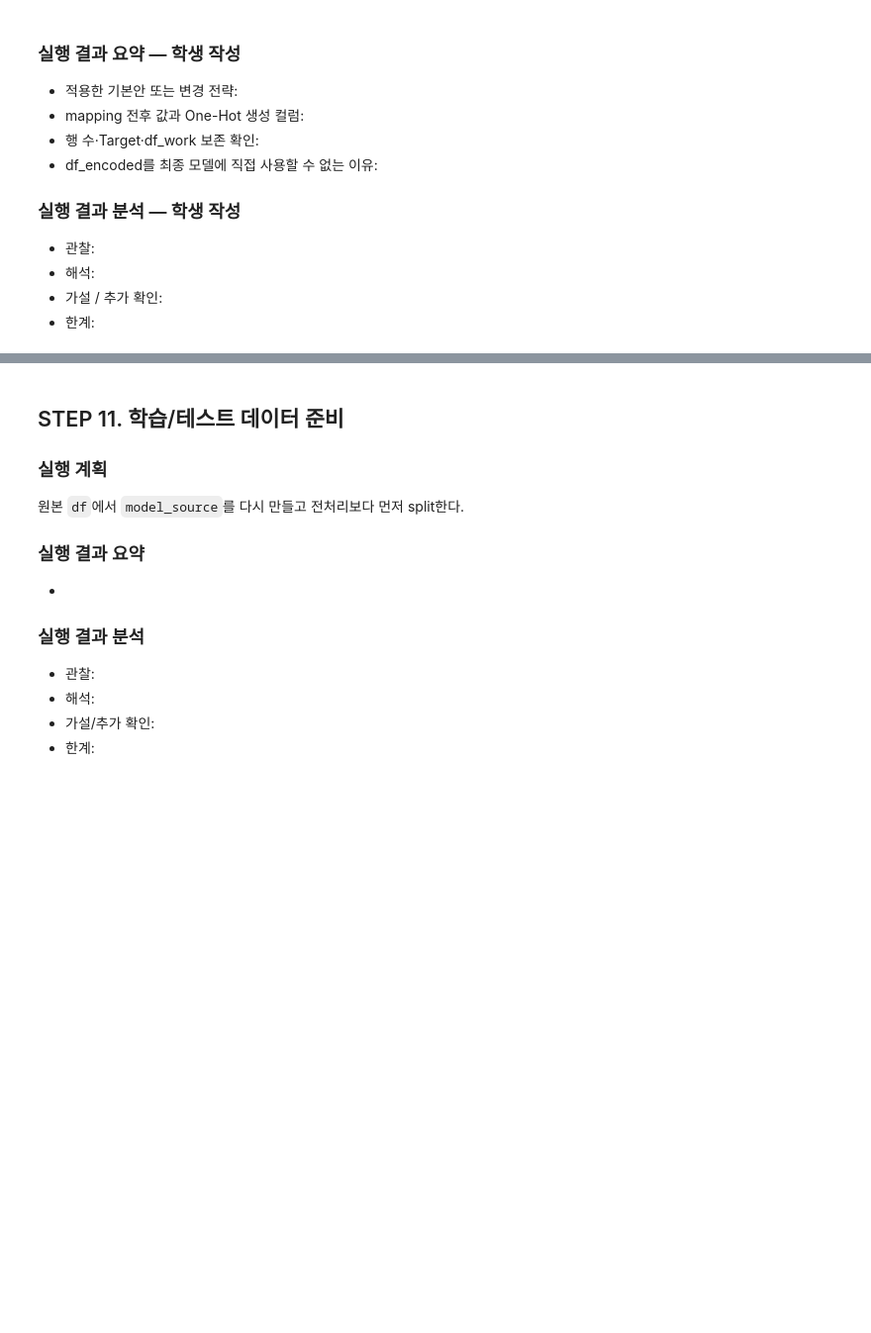
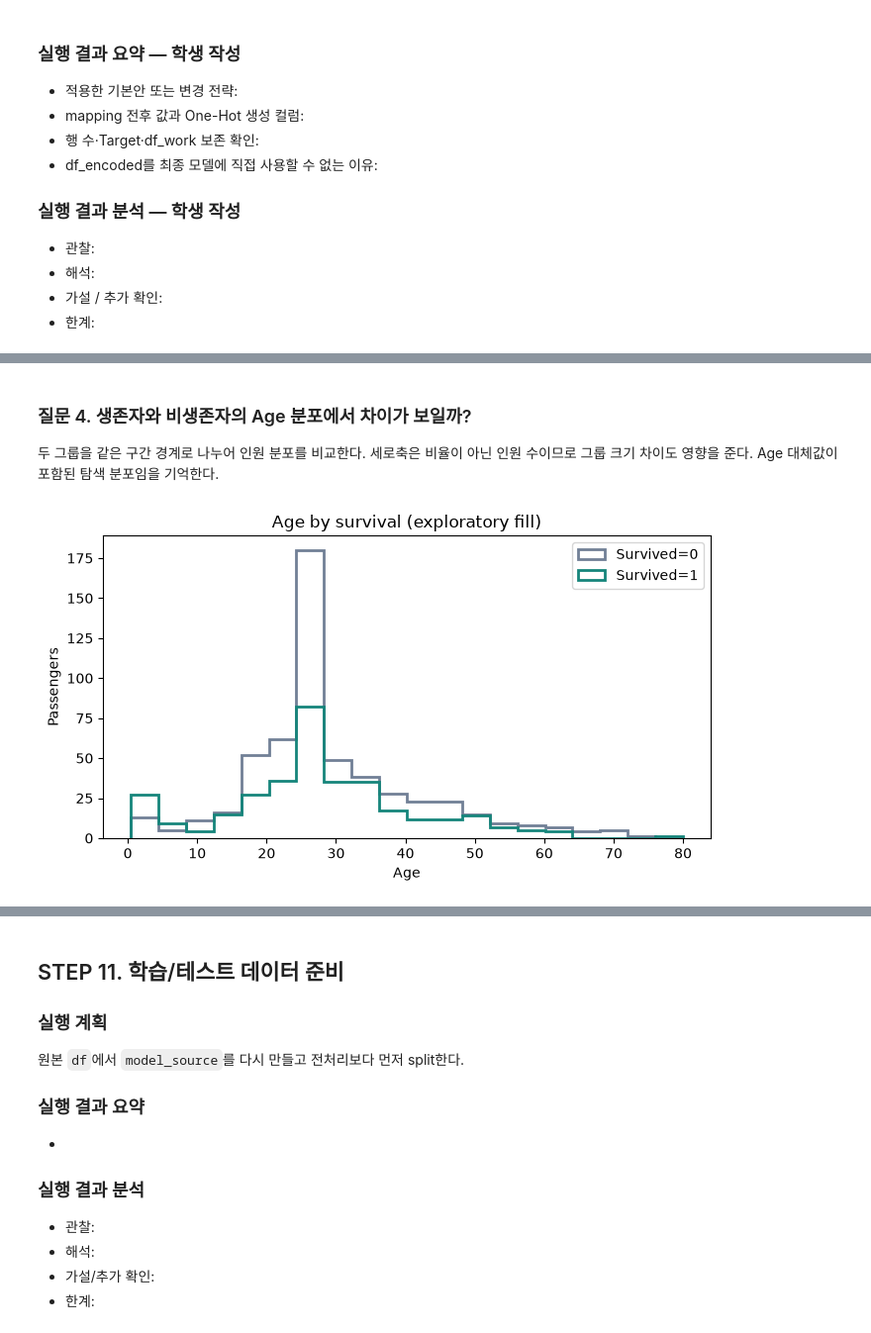
Before and after one commit to GilbertMoon/llm-data-analysis-course, a Jupyter notebook: notebooks/titanic_ai_analysis.ipynb, the cells around one changed output, grey strips where cells are left out. Shown at 99% size. Saved outputs shown, nothing was run; the diff lists cells and outputs as text; code cells hidden in the pictures; blank space fills up the shorter version.

```diff
--- a/notebooks/titanic_ai_analysis.ipynb
+++ b/notebooks/titanic_ai_analysis.ipynb
@@ -685,0 +709,19 @@ Separate objects: True
+# %% [markdown]
+### 질문 4. 생존자와 비생존자의 Age 분포에서 차이가 보일까?
+두 그룹을 같은 구간 경계로 나누어 인원 분포를 비교한다. 세로축은 비율이 아닌 인원 수이므로 그룹 크기 차이도 영향을 준다. Age 대체값이 포함된 탐색 분포임을 기억한다.
+# %%
+fig, ax = plt.subplots(figsize=(7, 4))
+age_bins = np.linspace(df_work["Age"].min(), df_work["Age"].max(), 21)
+for survived, color in [(0, "#718096"), (1, "#16857b")]:
+    ax.hist(
+        df_work.loc[df_work["Survived"].eq(survived), "Age"].dropna(),
+        bins=age_bins, histtype="step", linewidth=2,
+        color=color, label=f"Survived={survived}",
+    )
+ax.set(title="Age by survival (exploratory fill)", xlabel="Age", ylabel="Passengers")
+ax.legend()
+fig.tight_layout()
+plt.show()
+plt.close(fig)
+# %% [output]
+[figure, added]
```
Also changed, not shown: parts of 26 cells of this notebook, 1 other file.
